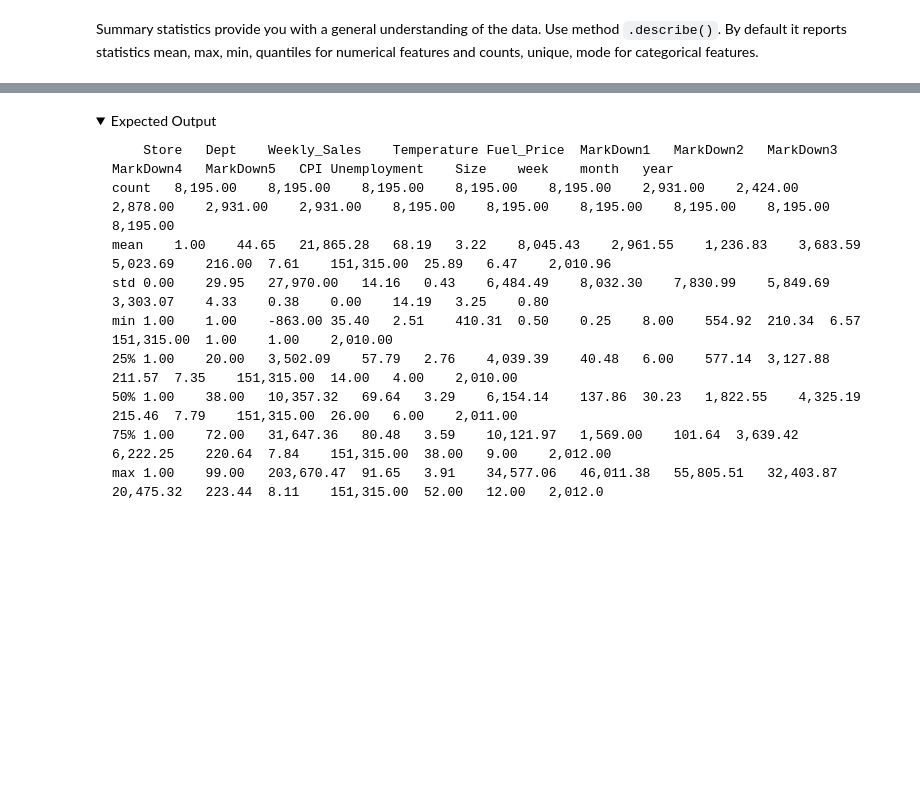
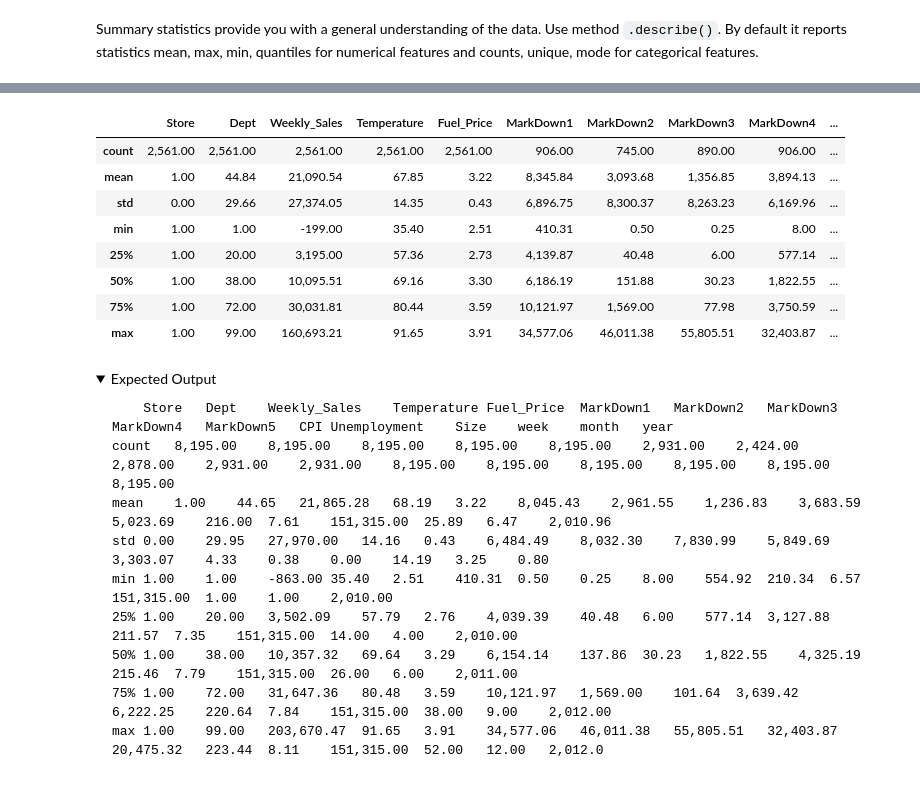
Before and after one commit to AnjanaSengupta/LOCALMLE10, a Jupyter notebook: assignments/week-04-data-eng-airflow/nb/walmart-sales-data.ipynb, the cells around one changed output, grey strips where cells are left out. Cells and saved outputs as stored; diff of their text form; code cells hidden in the pictures; folded sections open; blank space fills up the shorter version.

```diff
--- a/assignments/week-04-data-eng-airflow/nb/walmart-sales-data.ipynb
+++ b/assignments/week-04-data-eng-airflow/nb/walmart-sales-data.ipynb
@@ -269,3 +352,15 @@ pd.options.display.float_format = "{:,.2f}".format
+# %%
+df_test.describe()
+# %% [output]
+|  | Store | Dept | Weekly_Sales | Temperature | Fuel_Price | MarkDown1 | MarkDown2 | MarkDown3 | MarkDown4 | ... |
+| count | 2,561.00 | 2,561.00 | 2,561.00 | 2,561.00 | 2,561.00 | 906.00 | 745.00 | 890.00 | 906.00 | ... |
+| mean | 1.00 | 44.84 | 21,090.54 | 67.85 | 3.22 | 8,345.84 | 3,093.68 | 1,356.85 | 3,894.13 | ... |
+| std | 0.00 | 29.66 | 27,374.05 | 14.35 | 0.43 | 6,896.75 | 8,300.37 | 8,263.23 | 6,169.96 | ... |
+| min | 1.00 | 1.00 | -199.00 | 35.40 | 2.51 | 410.31 | 0.50 | 0.25 | 8.00 | ... |
+| 25% | 1.00 | 20.00 | 3,195.00 | 57.36 | 2.73 | 4,139.87 | 40.48 | 6.00 | 577.14 | ... |
+| 50% | 1.00 | 38.00 | 10,095.51 | 69.16 | 3.30 | 6,186.19 | 151.88 | 30.23 | 1,822.55 | ... |
+| 75% | 1.00 | 72.00 | 30,031.81 | 80.44 | 3.59 | 10,121.97 | 1,569.00 | 77.98 | 3,750.59 | ... |
+| max | 1.00 | 99.00 | 160,693.21 | 91.65 | 3.91 | 34,577.06 | 46,011.38 | 55,805.51 | 32,403.87 | ... |
 # %% [markdown]
 <details>
 <summary>Expected Output</summary>
```
Also changed, not shown: parts of 31 cells of this notebook.
